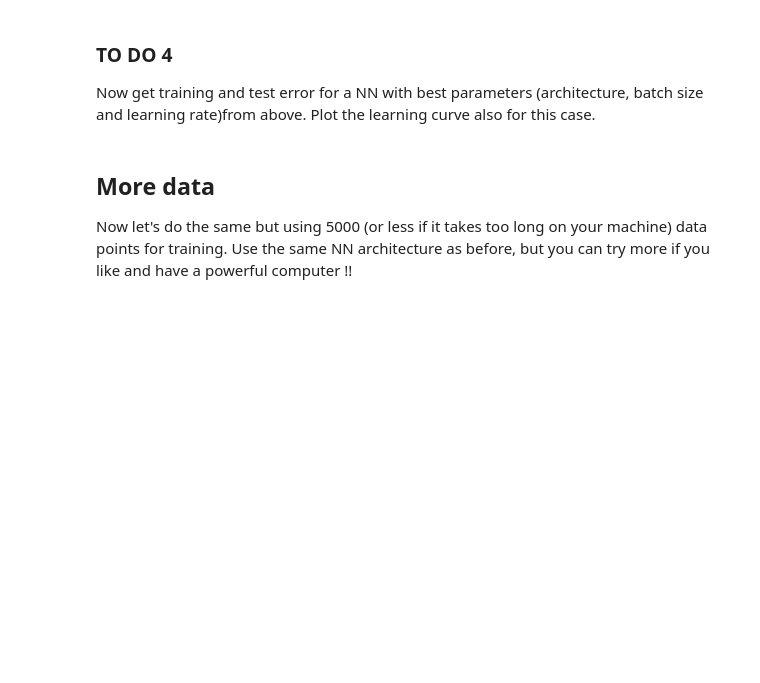
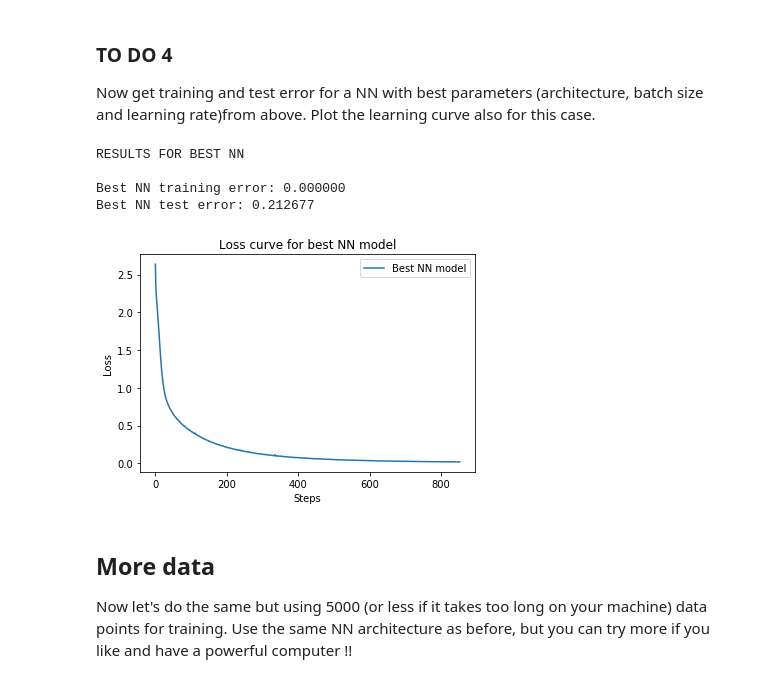
Before and after one commit to andrybicio/ML, a Jupyter notebook: LAB3/ANDREA_NICOLAI_Clothes_classification_with_NN.ipynb, the cells around one changed output. Cells and saved outputs as stored; diff of their text form; code cells hidden in the pictures; blank space fills up the shorter version.

```diff
--- a/LAB3/ANDREA_NICOLAI_Clothes_classification_with_NN.ipynb
+++ b/LAB3/ANDREA_NICOLAI_Clothes_classification_with_NN.ipynb
@@ -196,0 +282,20 @@ print("Score with best parameters:")
+# %%
+parameters = {'learning_rate_init': [0.1, 0.01, 0.001]}
+
+mlp_lr = MLPClassifier(max_iter= 10000, alpha=1e-4, solver='sgd',
+                       hidden_layer_sizes = best_hidd_lay_size,
+                       batch_size = best_batch_size,
+                       tol=1e-4, random_state=ID )
+lr_classif = GridSearchCV(estimator =  mlp_lr, cv = kf, param_grid = parameters )
+lr_classif.fit(X_train, y_train)
+
+print ('RESULTS FOR NN\n')
+
+print("Best parameters set found:",  lr_classif.best_params_ )
+best_lr =  lr_classif.best_params_.get('learning_rate_init')
+print("Score with best parameters:", lr_classif.best_score_)
+print("\nAll scores on the grid:")
+scores = pd.DataFrame(lr_classif.cv_results_)[['rank_test_score','param_learning_rate_init','mean_test_score',
+                                               'std_test_score', 'mean_fit_time','std_fit_time',
+                                               'mean_score_time','std_score_time']]
+scores.sort_values('rank_test_score')
@@ -206,15 +322,32 @@ Comment about the learning curves (i.e. the variation of the loss over the steps
 Now get training and test error for a NN with best parameters (architecture, batch size and learning rate)from above. Plot the learning curve also for this case.
 # %%
 #get training and test error for the best NN model from CV
+mlp_best = MLPClassifier(max_iter= 10000, alpha=1e-4, solver='sgd',
+                       hidden_layer_sizes = best_hidd_lay_size,
+                       batch_size = best_batch_size,
+                       tol=1e-4, random_state=ID,
+                       learning_rate_init = best_lr)
+mlp_best.fit(X_train,y_train)
 
-#ADD YOUR CODE
+training_error = 1. - mlp_best.score(X_train,y_train)
+test_error = 1. - mlp_best.score(X_test,y_test)
 
 print ('\nRESULTS FOR BEST NN\n')
-
 print ("Best NN training error: %f" % training_error)
 print ("Best NN test error: %f" % test_error)
 
-#ADD YOUR CODE FOR PLOTTING
+plt.plot(mlp_best.loss_curve_, label = "Best NN model")
+plt.title("Loss curve for best NN model")
+plt.xlabel("Steps")
+plt.ylabel("Loss")
+plt.legend()
+plt.show()
+# %% [output]
+RESULTS FOR BEST NN
+
+Best NN training error: 0.000000
+Best NN test error: 0.212677
+[figure, added]
 # %% [markdown]
 ## More data
 Now let's do the same but using 5000 (or less if it takes too long on your machine) data points for training. Use the same NN architecture as before, but you can try more if you like and have a powerful computer !!
```
Also changed, not shown: parts of 18 cells of this notebook.
